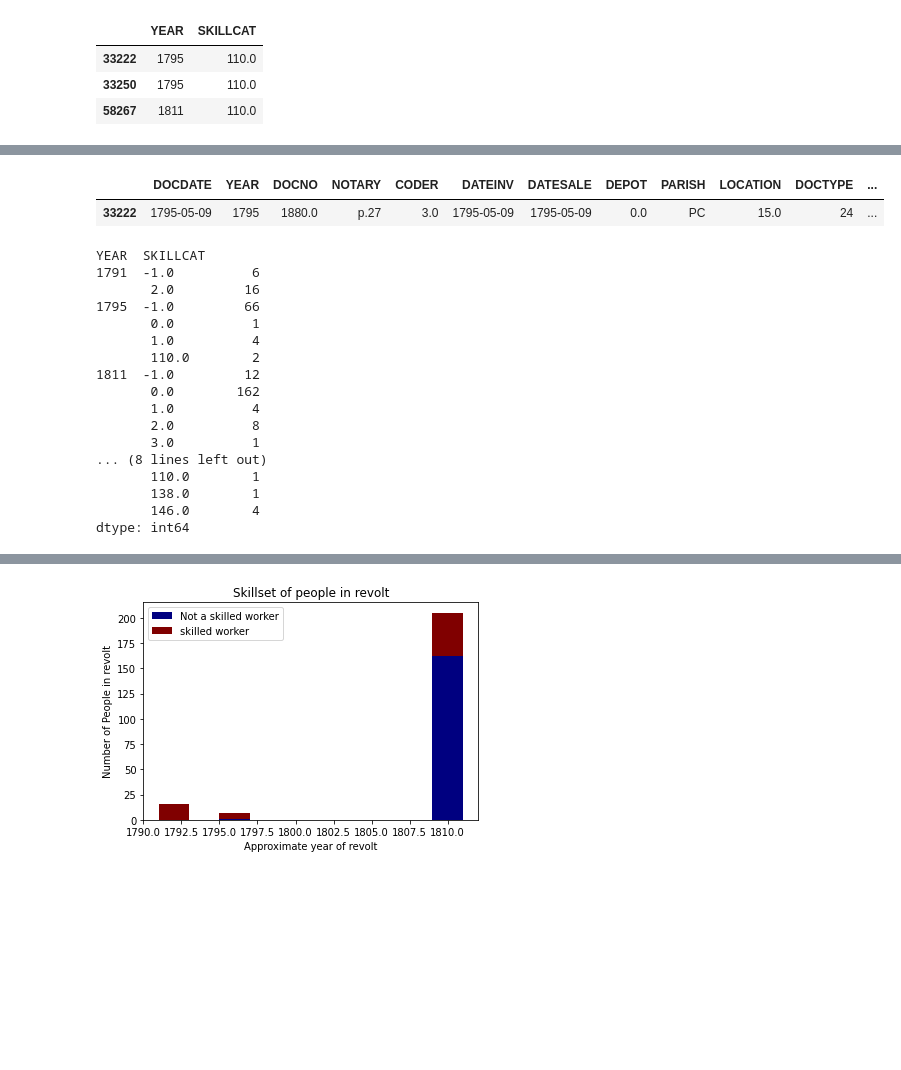
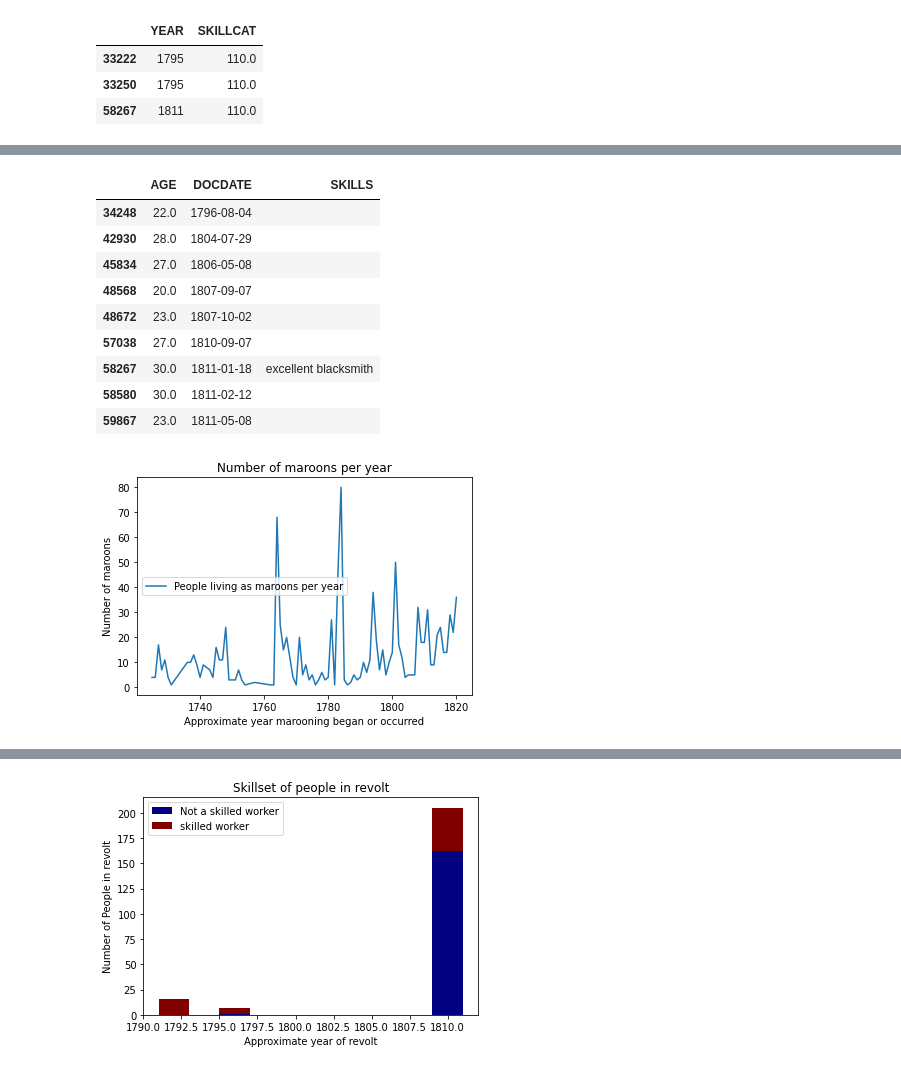
Before and after one commit to janneyt/Slave-Experience-Data-Analysis, a Jupyter notebook: SlaveExperienceLouisianaPart1(1).ipynb, the cells around one changed output, grey strips where cells are left out. Cells and saved outputs as stored; diff of their text form; code cells hidden in the pictures; blank space fills up the shorter version.

```diff
--- a/SlaveExperienceLouisianaPart1(1).ipynb
+++ b/SlaveExperienceLouisianaPart1(1).ipynb
@@ -324,7 +324,8 @@ not_strings = ['DOCNO',
                'RUNAWAY',
                'ENTERPRISE',
                'STPORT',
-               'VIA'
+               'VIA',
+               'ISLAMIC'
               ]
 
 strings = [entry for entry in df if entry not in not_strings ]
@@ -352,6 +353,8 @@ integers[0]
 integers = integers[1:]
 # %%
 df[integers] = df[integers].fillna(-1)
+# %%
+df[integers] = df[integers].replace('UNKNOWN','-1')
 # %%
 df[strings] = df[strings].fillna('UNKNOWN')
 # %%
@@ -1206,2 +1213,4 @@ print(integers_and_dates)
+# %%
+df['ISLAMIC'] = df['ISLAMIC'].astype('float')
 # %%
 num_df = df[set(integers)].copy()
@@ -1919,27 +1871,30 @@ UNBAPT                              UNKNOWN
 VIA                                    -1.0
 Name: 33222, dtype: object
 # %%
-df.loc[df['NAME']=='Jean Baptiste Forgeron']
+jerry_df = df.loc[df['NAME']=='Jerry']
+jerry_df = jerry_df[jerry_df['YEAR'].astype('int') < 1812]
+jerry_df = jerry_df[jerry_df['AGE'] > 14]
+jerry_df = jerry_df[jerry_df['AGE'] < 31]
+jerry_df[['AGE','DOCDATE','SKILLS']]
 # %% [output]
-|  | DOCDATE | YEAR | DOCNO | NOTARY | CODER | DATEINV | DATESALE | DEPOT | PARISH | LOCATION | DOCTYPE | ... |
-| 33222 | 1795-05-09 | 1795 | 1880.0 | p.27 | 3.0 | 1795-05-09 | 1795-05-09 | 0.0 | PC | 15.0 | 24 | ... |
+|  | AGE | DOCDATE | SKILLS |
+| 34248 | 22.0 | 1796-08-04 |  |
+| 42930 | 28.0 | 1804-07-29 |  |
+| 45834 | 27.0 | 1806-05-08 |  |
+| 48568 | 20.0 | 1807-09-07 |  |
+| 48672 | 23.0 | 1807-10-02 |  |
+| 57038 | 27.0 | 1810-09-07 |  |
+| 58267 | 30.0 | 1811-01-18 | excellent blacksmith |
+| 58580 | 30.0 | 1811-02-12 |  |
+| 59867 | 23.0 | 1811-05-08 |  |
-# %%
-skill_clean.value_counts().sort_index()
-# %% [output]
-YEAR  SKILLCAT
-1791  -1.0          6
-       2.0         16
-1795  -1.0         66
-       0.0          1
-       1.0          4
-       110.0        2
-1811  -1.0         12
-       0.0        162
-       1.0          4
-       2.0          8
-       3.0          1
-... (8 lines left out)
-       110.0        1
-       138.0        1
-       146.0        4
-dtype: int64
+# %%
+maroon_years = num_df['YEAR'].loc[num_df['MAROON']==1].value_counts().sort_index()
+plt.plot(maroon_years,label='People living as maroons per year')
+
+plt.title("Number of maroons per year")
+plt.ylabel("Number of maroons")
+plt.xlabel("Approximate year marooning began or occurred")
+plt.legend()
+plt.show()
+# %% [output]
+[figure, added]
```
Also changed, not shown: parts of 26 cells of this notebook.
